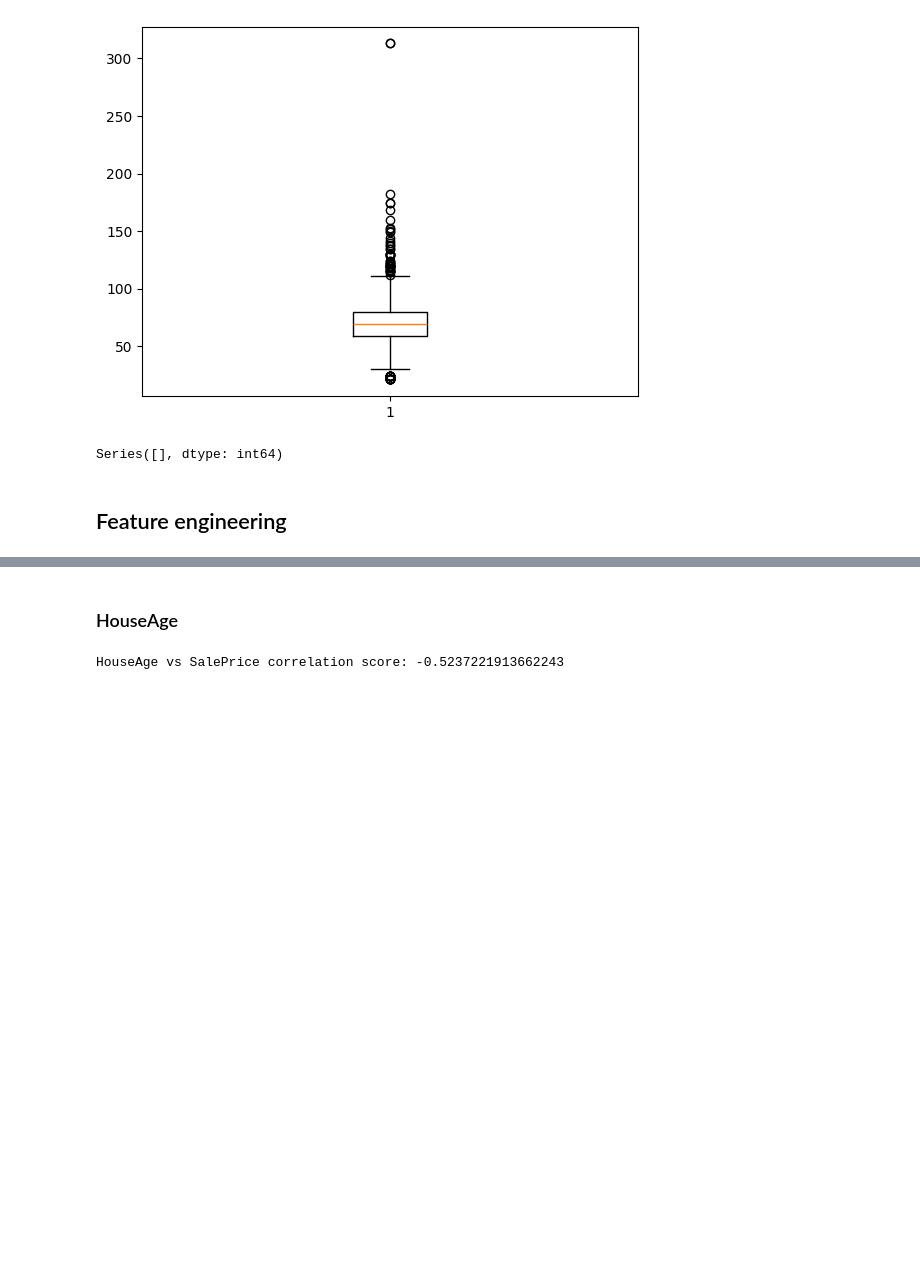
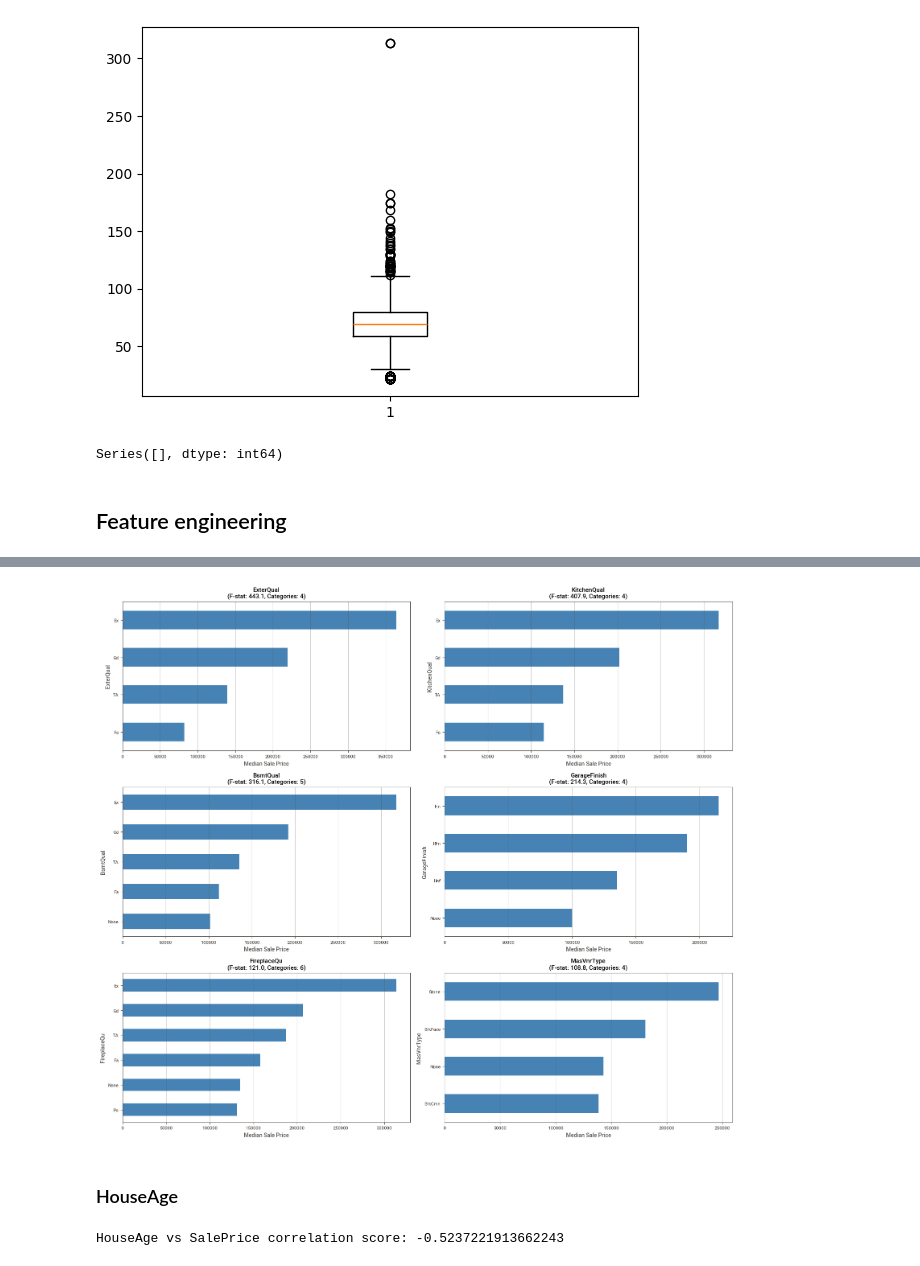
Before and after one commit to nh-adorie/adorie-data-projects, a Jupyter notebook: house-prices/01_eda_features_engineering.ipynb, the cells around one changed output, grey strips where cells are left out. Cells and saved outputs as stored; diff of their text form; code cells hidden in the pictures; blank space fills up the shorter version.

```diff
--- a/house-prices/01_eda_features_engineering.ipynb
+++ b/house-prices/01_eda_features_engineering.ipynb
@@ -257 +277,38 @@ train_df['TotalBath'] = (train_df['BsmtFullBath'] +
+# %%
+# ANOVA F-statistic for categorical x
+all_categorical = categorical_nominal + categorical_ordinal + boolean
+
+f_stats = {}
+for col in all_categorical:
+    try:
+        groups = train_df.dropna(subset=[col, 'SalePrice']).groupby(col)['SalePrice'].apply(list)
+        if len(groups) > 1:
+            f_stat, p_value = f_oneway(*groups)
+            f_stats[col] = {
+                'F-statistic': f_stat,
+                'p-value': p_value,
+                'n_categories': train_df[col].nunique()
+            }
+    except:
+        pass
+
+f_stats_df = pd.DataFrame(f_stats).T.sort_values('F-statistic', ascending=False)
+
+top_cats = f_stats_df.head(6).index
+
+fig, axes = plt.subplots(3, 2, figsize=(16, 14))
+axes = axes.flatten()
+
+for i, col in enumerate(top_cats):
+    median_price = train_df.groupby(col)['SalePrice'].median().sort_values()
+    median_price.plot(kind='barh', ax=axes[i], color='steelblue')
+    axes[i].set_title(f'{col}\n(F-stat: {f_stats_df.loc[col, "F-statistic"]:.1f}, Categories: {f_stats_df.loc[col, "n_categories"]:.0f})',
+                     fontsize=11)
+    axes[i].set_xlabel('Median Sale Price')
+    axes[i].grid(axis='x', alpha=0.3)
+
+plt.tight_layout()
+plt.show()
+# %% [output]
+[figure, added]
 # %%
```
Also changed, not shown: parts of 21 cells of this notebook.
